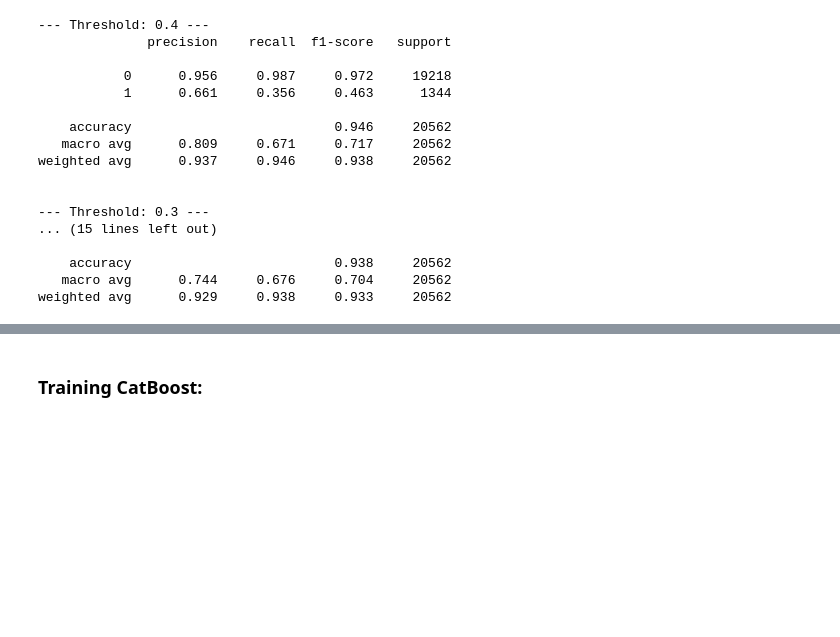
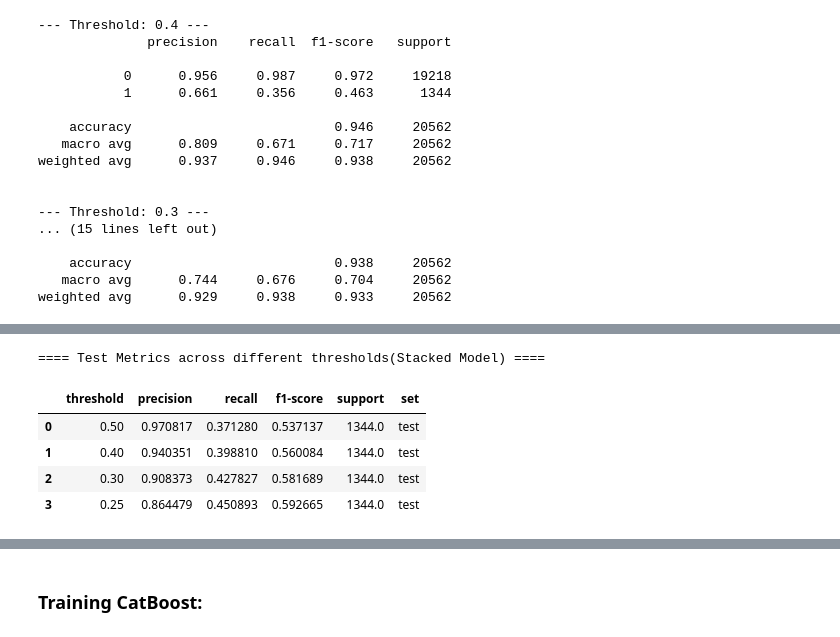
Before and after one commit to saikeerthan06/309-Project, a Jupyter notebook: EGT309_Project_v8.ipynb, the cells around one changed output, grey strips where cells are left out. Drawn from its saved outputs; the diff is of its cells as text; code cells hidden in the pictures; blank space fills up the shorter version.

```diff
--- a/EGT309_Project_v8.ipynb
+++ b/EGT309_Project_v8.ipynb
@@ -1173,0 +1449,10 @@ weighted avg      0.929     0.938     0.933     20562
+# %%
+print("==== Test Metrics across different thresholds(Stacked Model) ====")
+test_df
+# %% [output]
+==== Test Metrics across different thresholds(Stacked Model) ====
+|  | threshold | precision | recall | f1-score | support | set |
+| 0 | 0.50 | 0.970817 | 0.371280 | 0.537137 | 1344.0 | test |
+| 1 | 0.40 | 0.940351 | 0.398810 | 0.560084 | 1344.0 | test |
+| 2 | 0.30 | 0.908373 | 0.427827 | 0.581689 | 1344.0 | test |
+| 3 | 0.25 | 0.864479 | 0.450893 | 0.592665 | 1344.0 | test |
```
Also changed, not shown: parts of 29 cells of this notebook.
